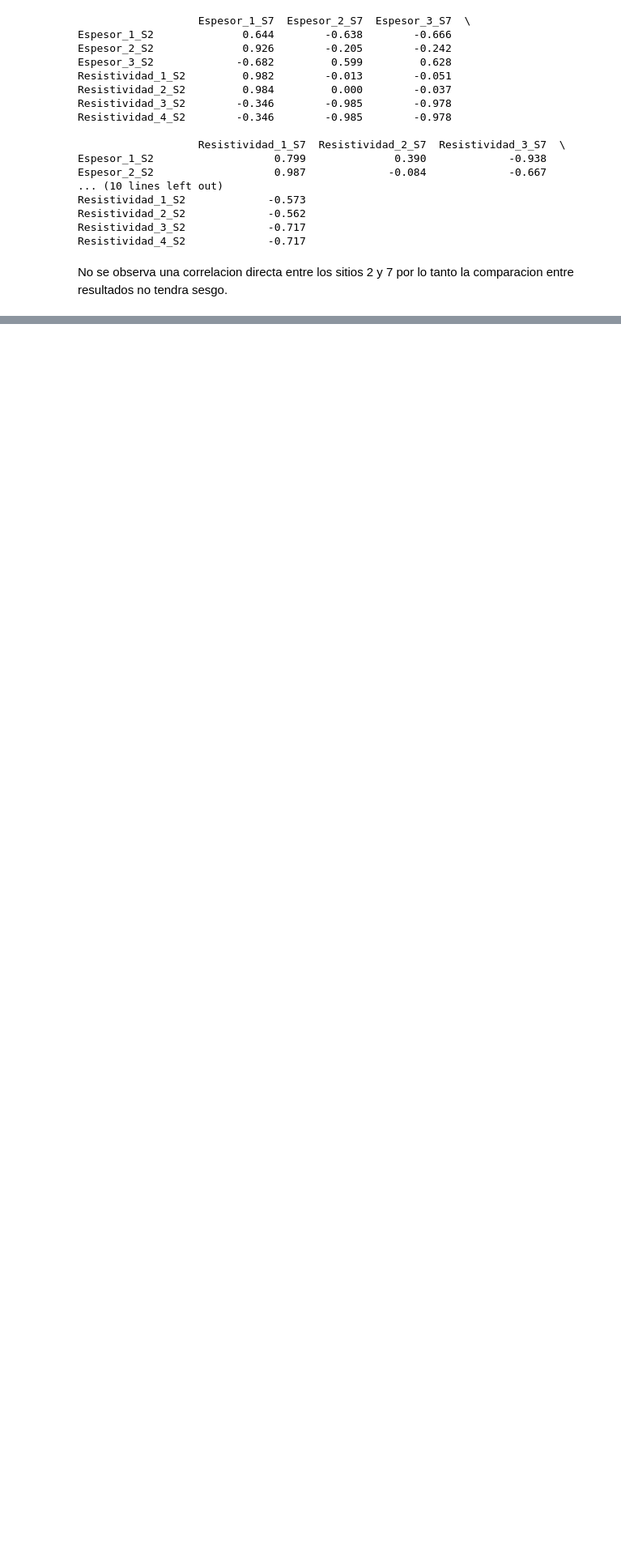
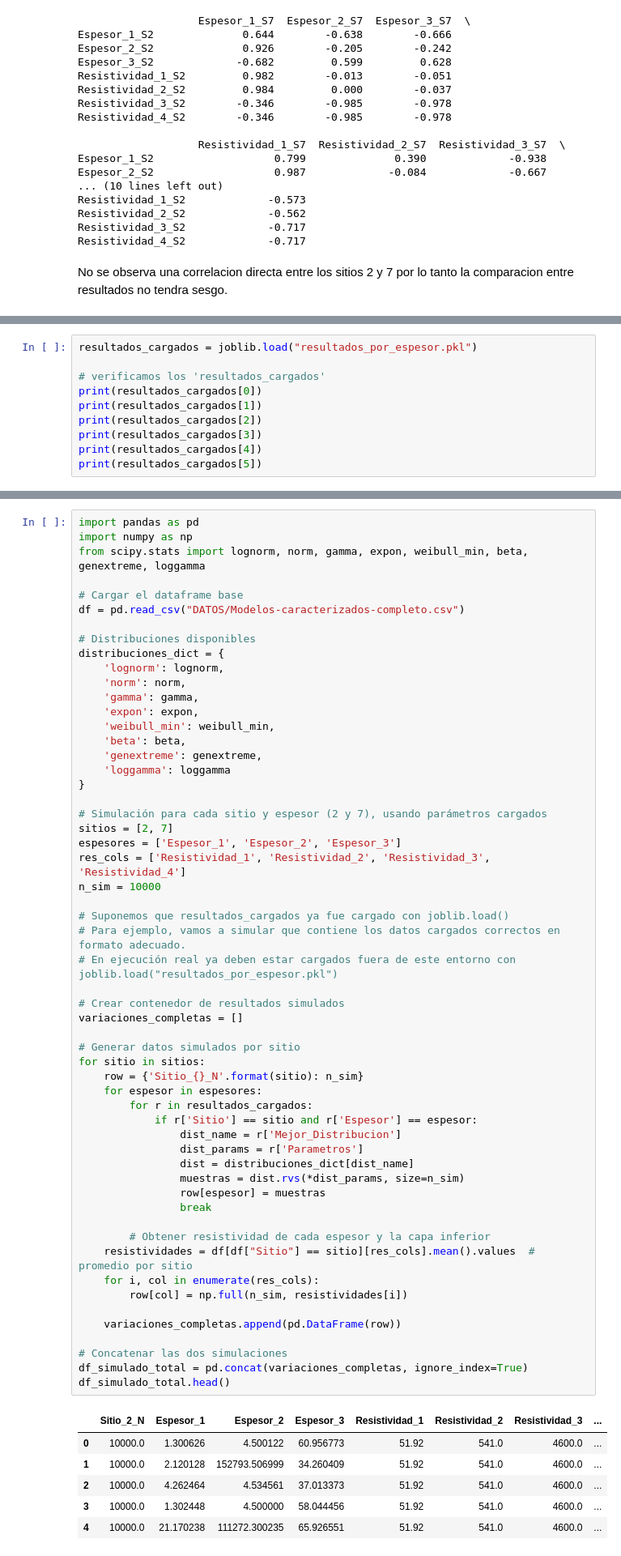
Before and after one commit to JuanJT117/TESIS-MCD, a Jupyter notebook: WorkWorkWork/Codigo_Limpio.ipynb, the cells around one changed output, grey strips where cells are left out. Shown at 81% size. Drawn from its saved outputs; the diff is of its cells as text; blank space fills up the shorter version.

```diff
--- a/WorkWorkWork/Codigo_Limpio.ipynb
+++ b/WorkWorkWork/Codigo_Limpio.ipynb
@@ -310,0 +403,10 @@ df_esta_Hip_27.to_csv(estadistico_hiperparametros_27, index=False)
+# %%
+resultados_cargados = joblib.load("resultados_por_espesor.pkl")
+
+# verificamos los 'resultados_cargados'
+print(resultados_cargados[0])
+print(resultados_cargados[1])
+print(resultados_cargados[2])
+print(resultados_cargados[3])
+print(resultados_cargados[4])
+print(resultados_cargados[5])
@@ -310,0 +545,63 @@ df_esta_Hip_27.to_csv(estadistico_hiperparametros_27, index=False)
+# %%
+import pandas as pd
+import numpy as np
+from scipy.stats import lognorm, norm, gamma, expon, weibull_min, beta, genextreme, loggamma
+
+# Cargar el dataframe base
+df = pd.read_csv("DATOS/Modelos-caracterizados-completo.csv")
+
+# Distribuciones disponibles
+distribuciones_dict = {
+    'lognorm': lognorm,
+    'norm': norm,
+    'gamma': gamma,
+    'expon': expon,
+    'weibull_min': weibull_min,
+    'beta': beta,
+    'genextreme': genextreme,
+    'loggamma': loggamma
+}
+
+# Simulación para cada sitio y espesor (2 y 7), usando parámetros cargados
+sitios = [2, 7]
+espesores = ['Espesor_1', 'Espesor_2', 'Espesor_3']
+res_cols = ['Resistividad_1', 'Resistividad_2', 'Resistividad_3', 'Resistividad_4']
+n_sim = 10000
+
+# Suponemos que resultados_cargados ya fue cargado con joblib.load()
+# Para ejemplo, vamos a simular que contiene los datos cargados correctos en formato adecuado.
+# En ejecución real ya deben estar cargados fuera de este entorno con joblib.load("resultados_por_espesor.pkl")
+
+# Crear contenedor de resultados simulados
+variaciones_completas = []
+
+# Generar datos simulados por sitio
+for sitio in sitios:
+    row = {'Sitio_{}_N'.format(sitio): n_sim}
+    for espesor in espesores:
+        for r in resultados_cargados:
+            if r['Sitio'] == sitio and r['Espesor'] == espesor:
+                dist_name = r['Mejor_Distribucion']
+                dist_params = r['Parametros']
+                dist = distribuciones_dict[dist_name]
+                muestras = dist.rvs(*dist_params, size=n_sim)
+                row[espesor] = muestras
+                break
+
+        # Obtener resistividad de cada espesor y la capa inferior
+    resistividades = df[df["Sitio"] == sitio][res_cols].mean().values  # promedio por sitio
+    for i, col in enumerate(res_cols):
+        row[col] = np.full(n_sim, resistividades[i])
+
+    variaciones_completas.append(pd.DataFrame(row))
+
+# Concatenar las dos simulaciones
+df_simulado_total = pd.concat(variaciones_completas, ignore_index=True)
+df_simulado_total.head()
+# %% [output]
+|  | Sitio_2_N | Espesor_1 | Espesor_2 | Espesor_3 | Resistividad_1 | Resistividad_2 | Resistividad_3 | ... |
+| 0 | 10000.0 | 1.300626 | 4.500122 | 60.956773 | 51.92 | 541.0 | 4600.0 | ... |
+| 1 | 10000.0 | 2.120128 | 152793.506999 | 34.260409 | 51.92 | 541.0 | 4600.0 | ... |
+| 2 | 10000.0 | 4.262464 | 4.534561 | 37.013373 | 51.92 | 541.0 | 4600.0 | ... |
+| 3 | 10000.0 | 1.302448 | 4.500000 | 58.044456 | 51.92 | 541.0 | 4600.0 | ... |
+| 4 | 10000.0 | 21.170238 | 111272.300235 | 65.926551 | 51.92 | 541.0 | 4600.0 | ... |
```
Also changed, not shown: parts of 8 cells of this notebook, 3 other files.
